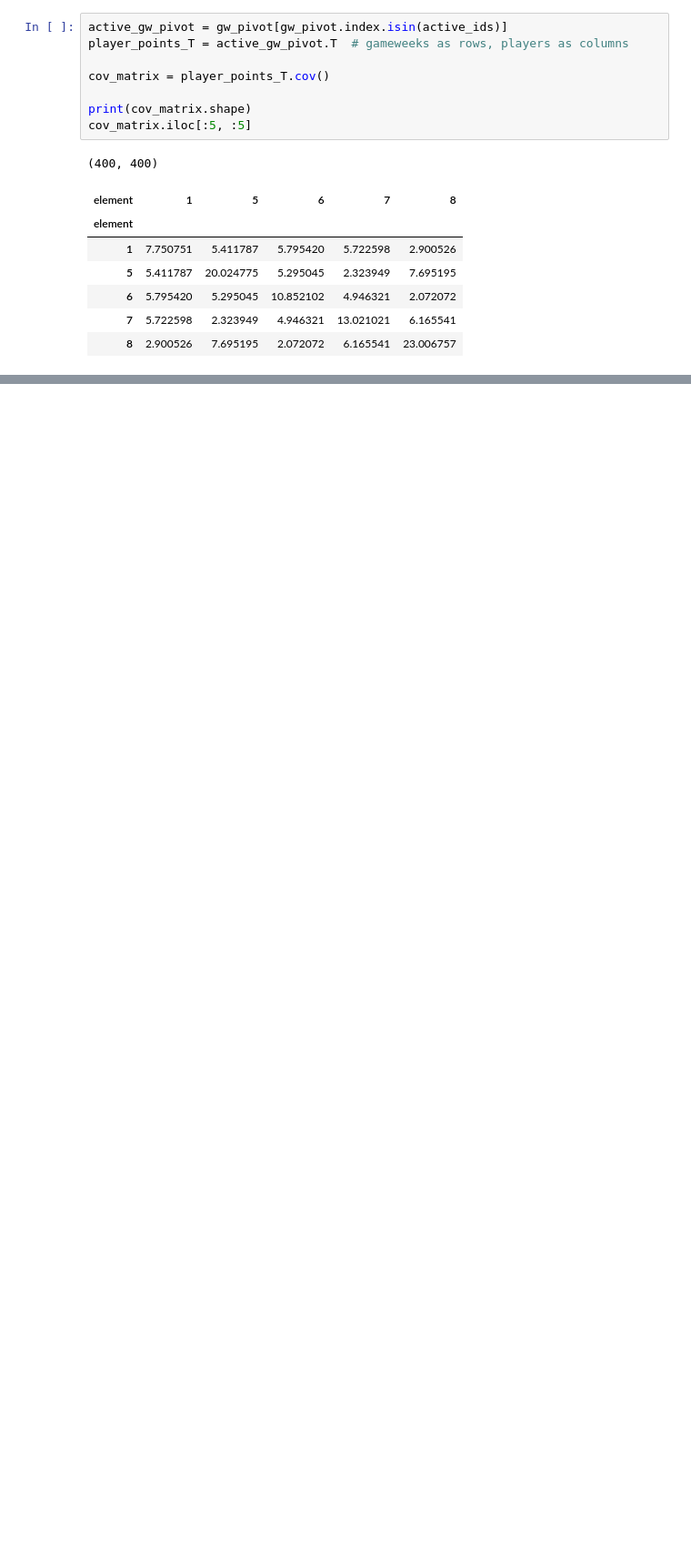
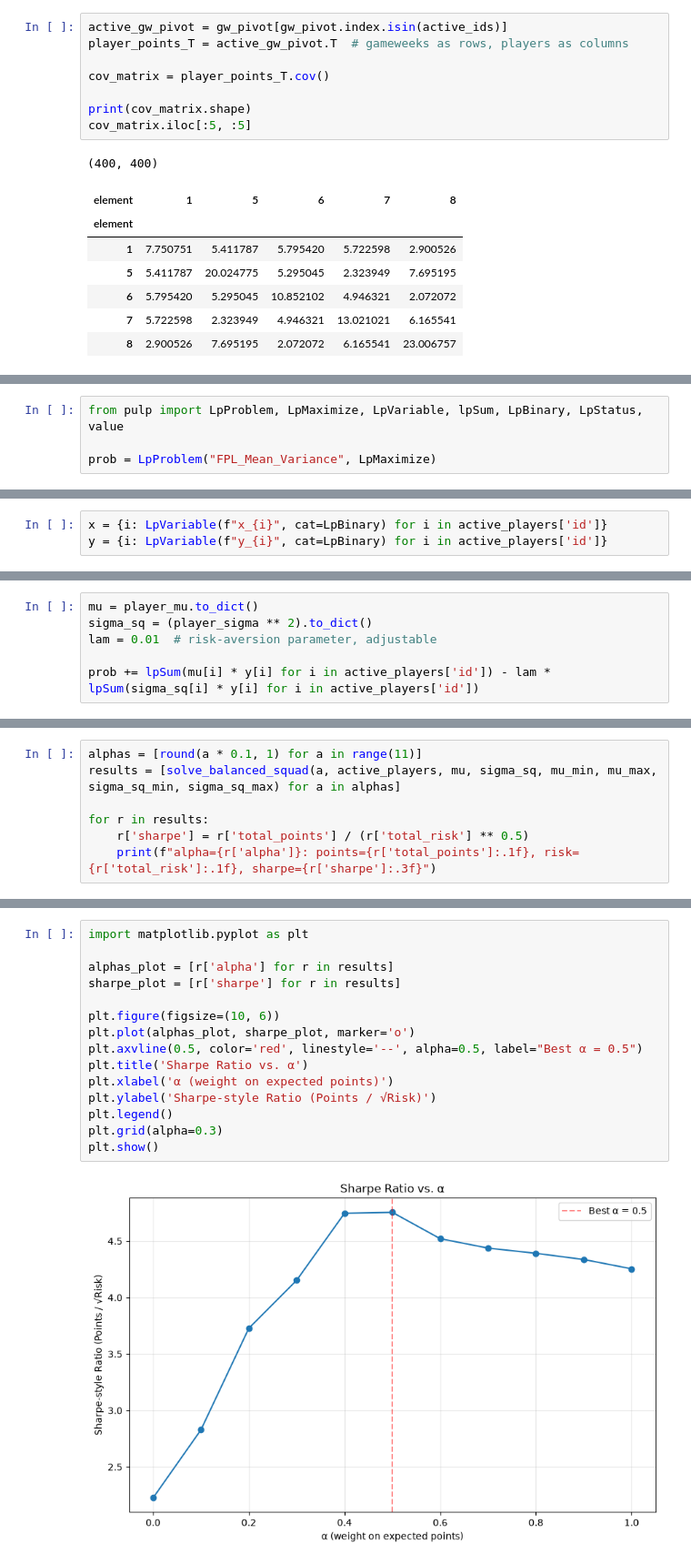
Before and after one commit to myuran-t/fpl-optimisation, a Jupyter notebook: fpl_optimization.ipynb, the cells around one changed output, grey strips where cells are left out. Shown at 91% size. Saved outputs shown, nothing was run; the diff lists cells and outputs as text; blank space fills up the shorter version.

```diff
--- a/fpl_optimization.ipynb
+++ b/fpl_optimization.ipynb
@@ -851,0 +904,4 @@ cov_matrix.iloc[:5, :5]
+# %%
+from pulp import LpProblem, LpMaximize, LpVariable, lpSum, LpBinary, LpStatus, value
+
+prob = LpProblem("FPL_Mean_Variance", LpMaximize)
@@ -851,0 +920,3 @@ cov_matrix.iloc[:5, :5]
+# %%
+x = {i: LpVariable(f"x_{i}", cat=LpBinary) for i in active_players['id']}
+y = {i: LpVariable(f"y_{i}", cat=LpBinary) for i in active_players['id']}
@@ -851,0 +935,6 @@ cov_matrix.iloc[:5, :5]
+# %%
+mu = player_mu.to_dict()
+sigma_sq = (player_sigma ** 2).to_dict()
+lam = 0.01  # risk-aversion parameter, adjustable
+
+prob += lpSum(mu[i] * y[i] for i in active_players['id']) - lam * lpSum(sigma_sq[i] * y[i] for i in active_players['id'])
@@ -851,0 +1109,7 @@ cov_matrix.iloc[:5, :5]
+# %%
+alphas = [round(a * 0.1, 1) for a in range(11)]
+results = [solve_balanced_squad(a, active_players, mu, sigma_sq, mu_min, mu_max, sigma_sq_min, sigma_sq_max) for a in alphas]
+
+for r in results:
+    r['sharpe'] = r['total_points'] / (r['total_risk'] ** 0.5)
+    print(f"alpha={r['alpha']}: points={r['total_points']:.1f}, risk={r['total_risk']:.1f}, sharpe={r['sharpe']:.3f}")
@@ -851,0 +1134,17 @@ cov_matrix.iloc[:5, :5]
+# %%
+import matplotlib.pyplot as plt
+
+alphas_plot = [r['alpha'] for r in results]
+sharpe_plot = [r['sharpe'] for r in results]
+
+plt.figure(figsize=(10, 6))
+plt.plot(alphas_plot, sharpe_plot, marker='o')
+plt.axvline(0.5, color='red', linestyle='--', alpha=0.5, label="Best α = 0.5")
+plt.title('Sharpe Ratio vs. α')
+plt.xlabel('α (weight on expected points)')
+plt.ylabel('Sharpe-style Ratio (Points / √Risk)')
+plt.legend()
+plt.grid(alpha=0.3)
+plt.show()
+# %% [output]
+[figure, added]
```
Also changed, not shown: parts of 26 cells of this notebook.
